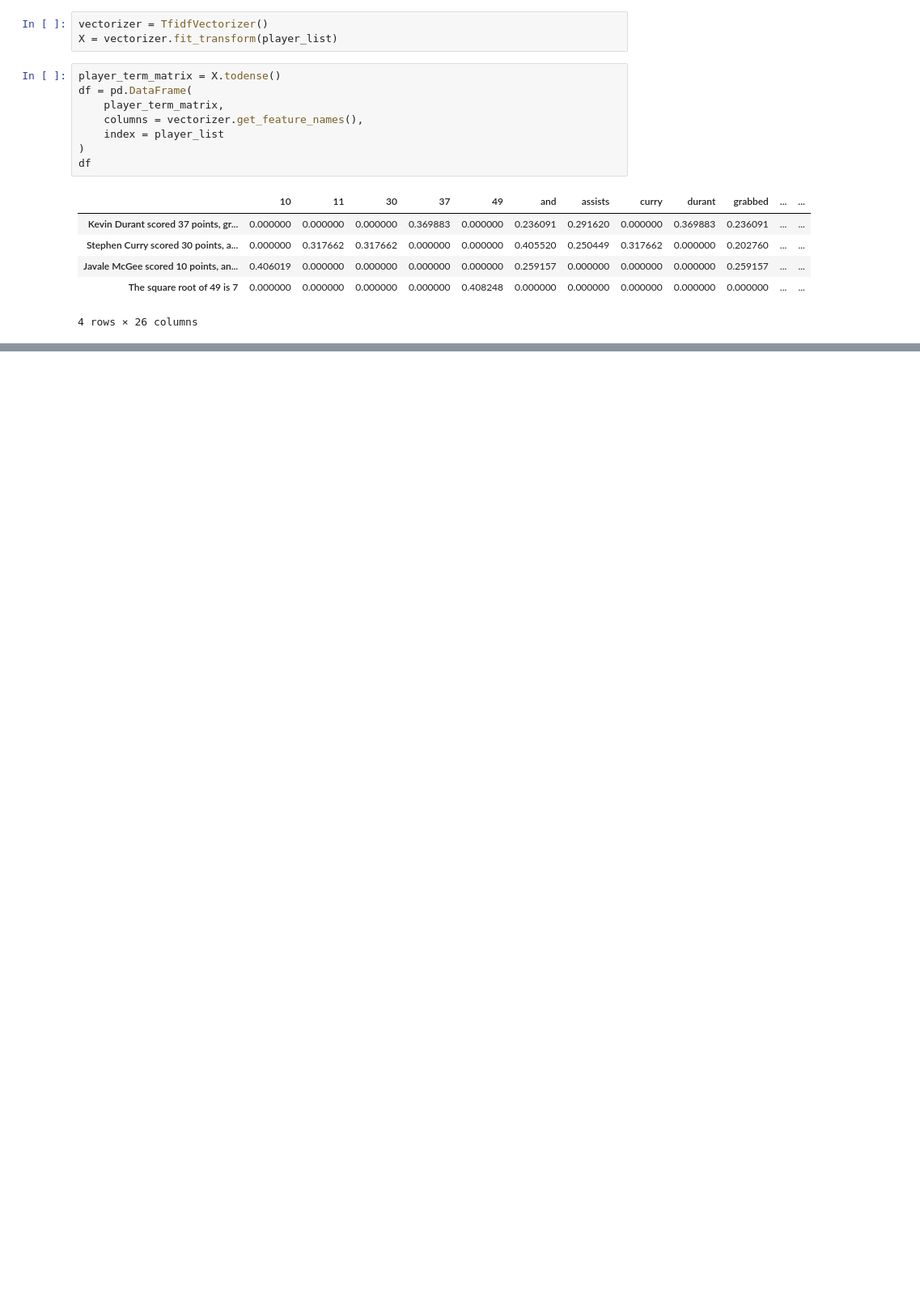
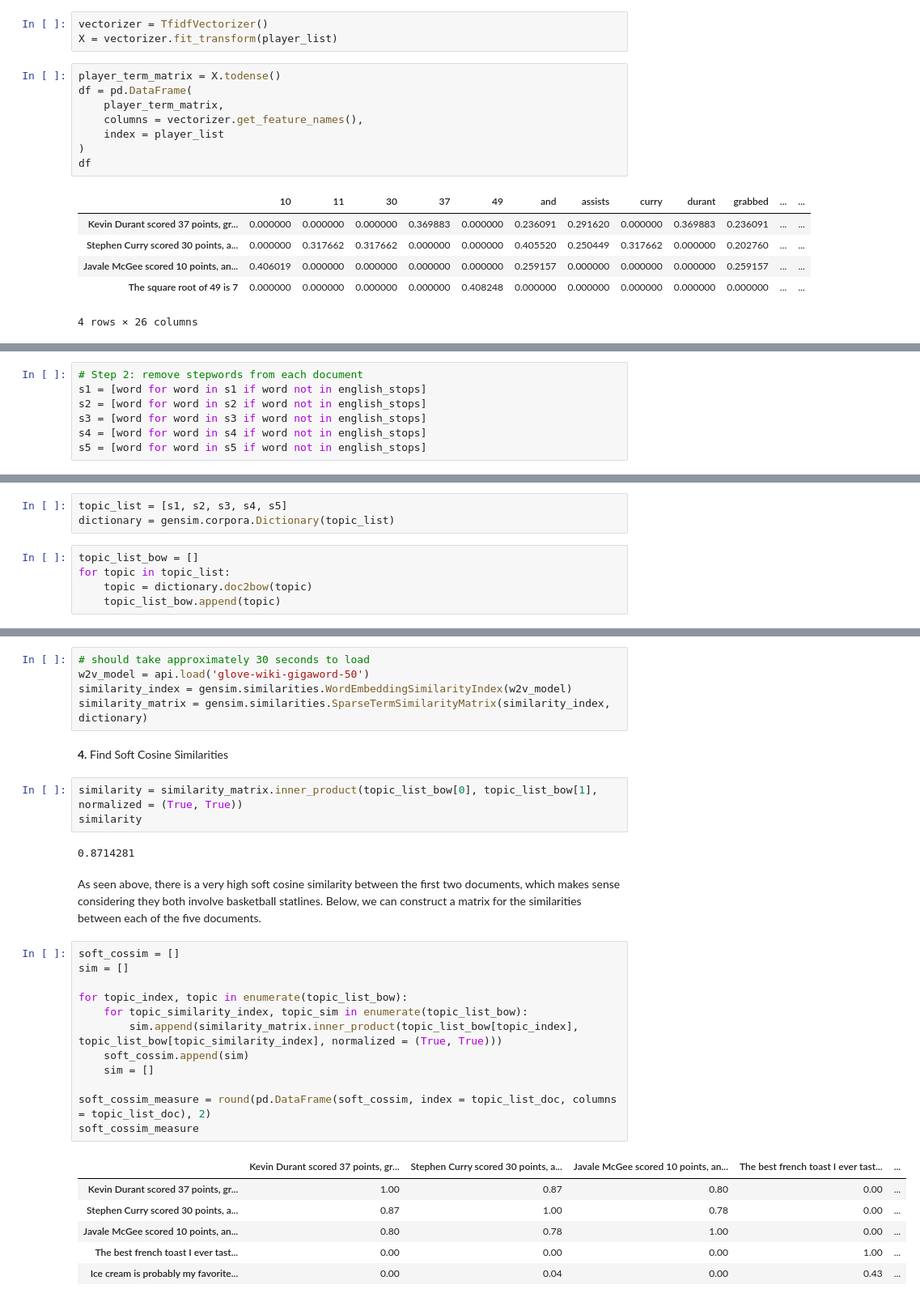
Before and after one commit to bnsevy/Personal-Tutorials, a Jupyter notebook: Natural Language Processing/NLP.ipynb, the cells around one changed output, grey strips where cells are left out. Shown: that part at 81% size. Saved outputs shown, nothing was run; the diff lists cells and outputs as text; blank space fills up the shorter version.

Commit message:
Update NLP.ipynb
Added topic 3.1

```diff
--- a/Natural Language Processing/NLP.ipynb
+++ b/Natural Language Processing/NLP.ipynb
@@ -388,0 +484,7 @@ df
+# %%
+# Step 2: remove stepwords from each document
+s1 = [word for word in s1 if word not in english_stops]
+s2 = [word for word in s2 if word not in english_stops]
+s3 = [word for word in s3 if word not in english_stops]
+s4 = [word for word in s4 if word not in english_stops]
+s5 = [word for word in s5 if word not in english_stops]
@@ -388,0 +493,8 @@ df
+# %%
+topic_list = [s1, s2, s3, s4, s5]
+dictionary = gensim.corpora.Dictionary(topic_list)
+# %%
+topic_list_bow = []
+for topic in topic_list:
+    topic = dictionary.doc2bow(topic)
+    topic_list_bow.append(topic)
@@ -388,0 +527,33 @@ df
+# %%
+# should take approximately 30 seconds to load
+w2v_model = api.load('glove-wiki-gigaword-50')
+similarity_index = gensim.similarities.WordEmbeddingSimilarityIndex(w2v_model)
+similarity_matrix = gensim.similarities.SparseTermSimilarityMatrix(similarity_index, dictionary)
+# %% [markdown]
+**4.** Find Soft Cosine Similarities
+# %%
+similarity = similarity_matrix.inner_product(topic_list_bow[0], topic_list_bow[1], normalized = (True, True))
+similarity
+# %% [output]
+0.8714281
+# %% [markdown]
+As seen above, there is a very high soft cosine similarity between the first two documents, which makes sense considering they both involve basketball statlines. Below, we can construct a matrix for the similarities between each of the five documents.
+# %%
+soft_cossim = []
+sim = []
+
+for topic_index, topic in enumerate(topic_list_bow):
+    for topic_similarity_index, topic_sim in enumerate(topic_list_bow):
+        sim.append(similarity_matrix.inner_product(topic_list_bow[topic_index], topic_list_bow[topic_similarity_index], normalized = (True, True)))
+    soft_cossim.append(sim)
+    sim = []
+
+soft_cossim_measure = round(pd.DataFrame(soft_cossim, index = topic_list_doc, columns = topic_list_doc), 2)
+soft_cossim_measure
+# %% [output]
+|  | Kevin Durant scored 37 points, gr... | Stephen Curry scored 30 points, a... | Javale McGee scored 10 points, an... | The best french toast I ever tast... | ... |
+| Kevin Durant scored 37 points, gr... | 1.00 | 0.87 | 0.80 | 0.00 | ... |
+| Stephen Curry scored 30 points, a... | 0.87 | 1.00 | 0.78 | 0.00 | ... |
+| Javale McGee scored 10 points, an... | 0.80 | 0.78 | 1.00 | 0.00 | ... |
+| The best french toast I ever tast... | 0.00 | 0.00 | 0.00 | 1.00 | ... |
+| Ice cream is probably my favorite... | 0.00 | 0.04 | 0.00 | 0.43 | ... |
```
Also changed, not shown: parts of 20 cells of this notebook, 1 other file.
